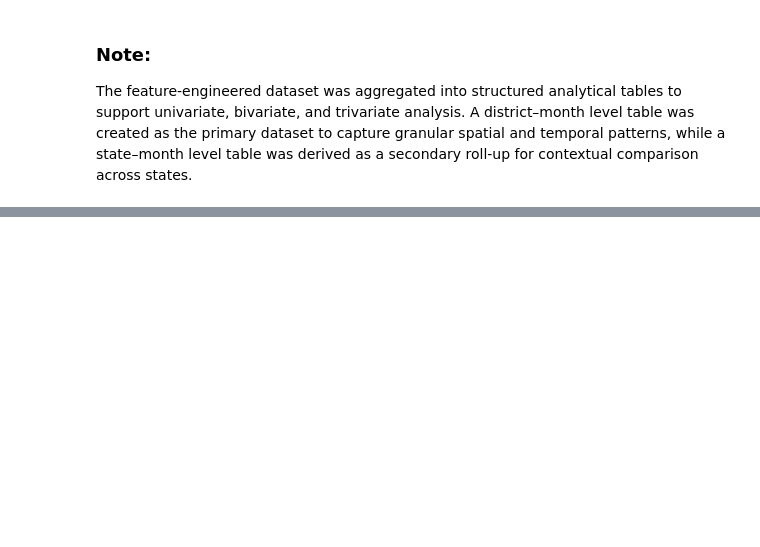
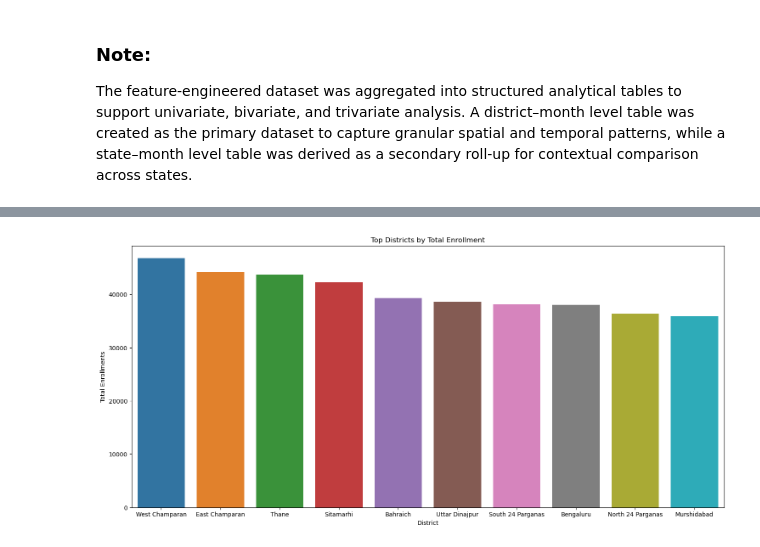
Before and after one commit to bitanpatra/Aadhar-Enrollment-Analysis, a Jupyter notebook: Notebook & Raw Data/Aadhar enrollment Analysis.ipynb, the cells around one changed output, grey strips where cells are left out. Cells and saved outputs as stored; diff of their text form; code cells hidden in the pictures; blank space fills up the shorter version.

```diff
--- a/Notebook & Raw Data/Aadhar enrollment Analysis.ipynb
+++ b/Notebook & Raw Data/Aadhar enrollment Analysis.ipynb
@@ -552,0 +546,11 @@ district_month
+# %%
+top_10_districts = (
+    district_total
+    .sort_values(by='total_enrollments', ascending=False)
+    .head(10)
+)
+bottom_10_districts = (
+    district_total
+    .sort_values(by='total_enrollments', ascending=True)
+    .head(10)
+)
@@ -584,0 +612,9 @@ The feature-engineered dataset was aggregated into structured analytical tables
+# %%
+plt.figure(figsize=(18,8))
+sns.barplot(data=top_10_districts,x='district', y='total_enrollments',hue='district')
+plt.title('Top Districts by Total Enrollment')
+plt.xlabel('District')
+plt.ylabel('Total Enrollments')
+plt.show()
+# %% [output]
+[figure, added]
```
Also changed, not shown: parts of 34 cells of this notebook.
